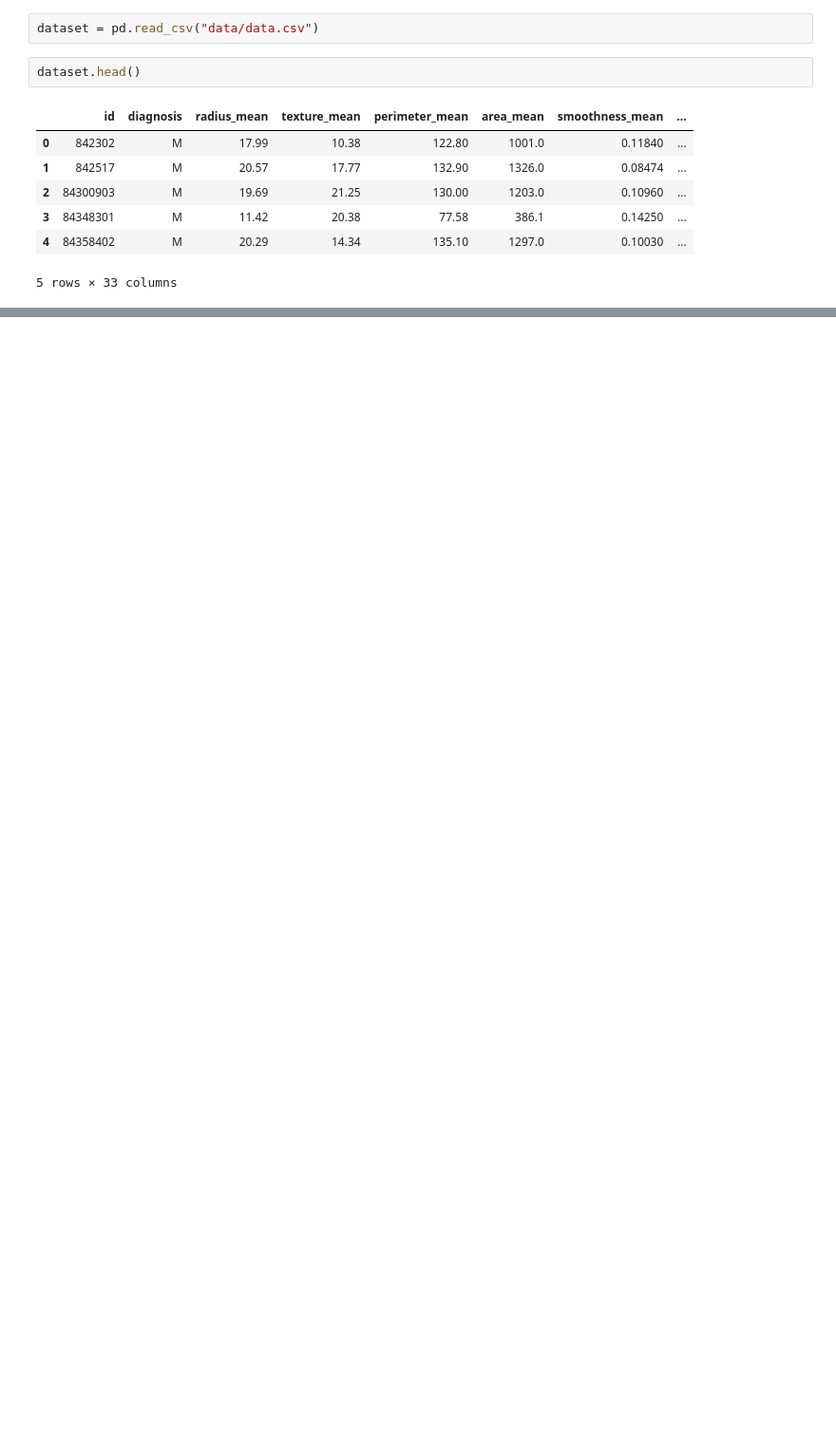
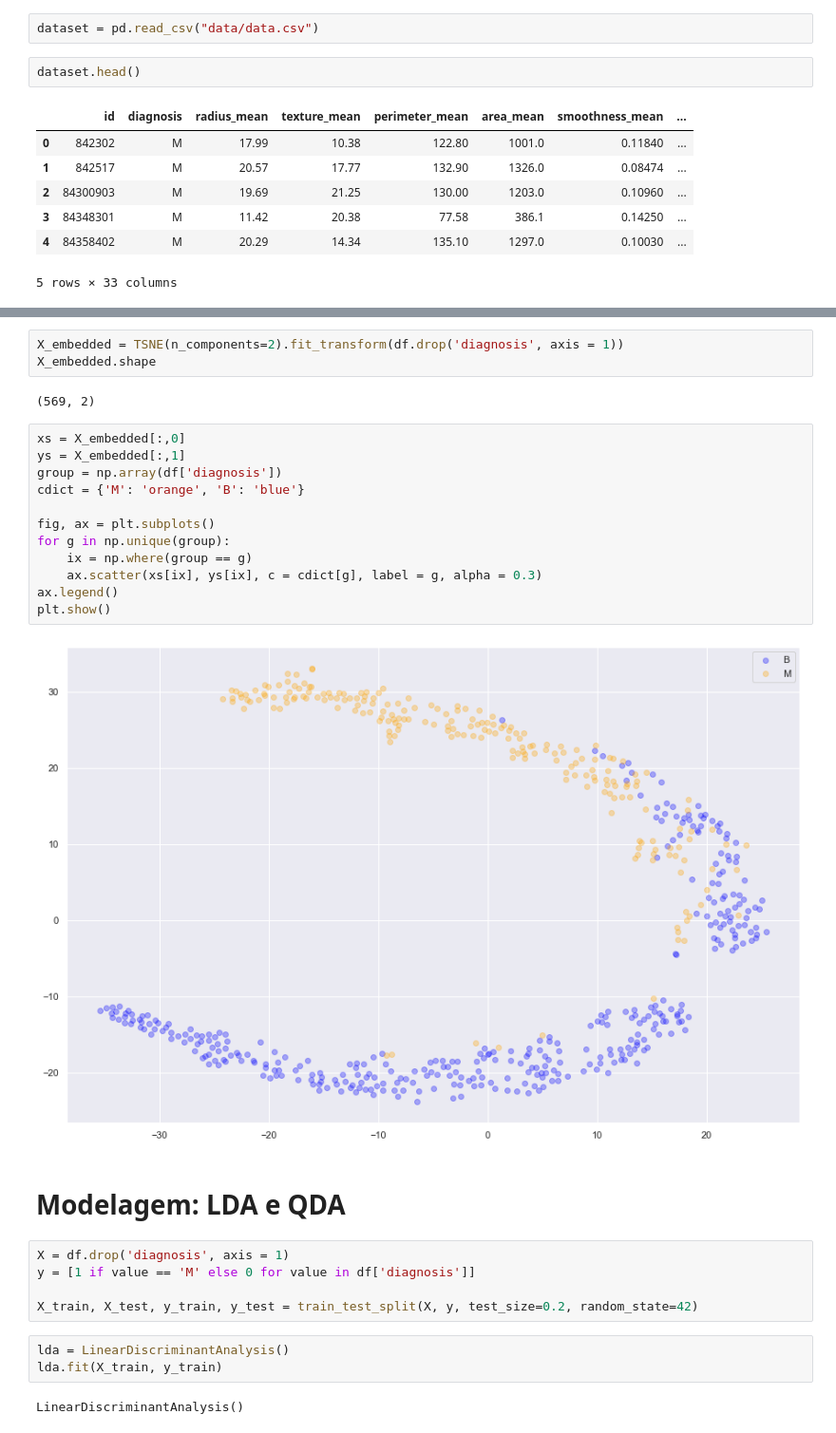
Before and after one commit to dimassores/ml-basics, a Jupyter notebook: LDA-and-QDA-exploration/LDA_and_QDA_Modeling.ipynb, the cells around one changed output, grey strips where cells are left out. Shown at 95% size. Drawn from its saved outputs; the diff is of its cells as text; blank space fills up the shorter version.

```diff
--- a/LDA-and-QDA-exploration/LDA_and_QDA_Modeling.ipynb
+++ b/LDA-and-QDA-exploration/LDA_and_QDA_Modeling.ipynb
@@ -54,0 +136,31 @@ dataset.head()
+# %%
+X_embedded = TSNE(n_components=2).fit_transform(df.drop('diagnosis', axis = 1))
+X_embedded.shape
+# %% [output]
+(569, 2)
+# %%
+xs = X_embedded[:,0]
+ys = X_embedded[:,1]
+group = np.array(df['diagnosis'])
+cdict = {'M': 'orange', 'B': 'blue'}
+
+fig, ax = plt.subplots()
+for g in np.unique(group):
+    ix = np.where(group == g)
+    ax.scatter(xs[ix], ys[ix], c = cdict[g], label = g, alpha = 0.3)
+ax.legend()
+plt.show()
+# %% [output]
+[figure, added]
+# %% [markdown]
+# Modelagem: LDA e QDA
+# %%
+X = df.drop('diagnosis', axis = 1)
+y = [1 if value == 'M' else 0 for value in df['diagnosis']]
+
+X_train, X_test, y_train, y_test = train_test_split(X, y, test_size=0.2, random_state=42)
+# %%
+lda = LinearDiscriminantAnalysis()
+lda.fit(X_train, y_train)
+# %% [output]
+LinearDiscriminantAnalysis()
```
Also changed, not shown: parts of 16 cells of this notebook.
